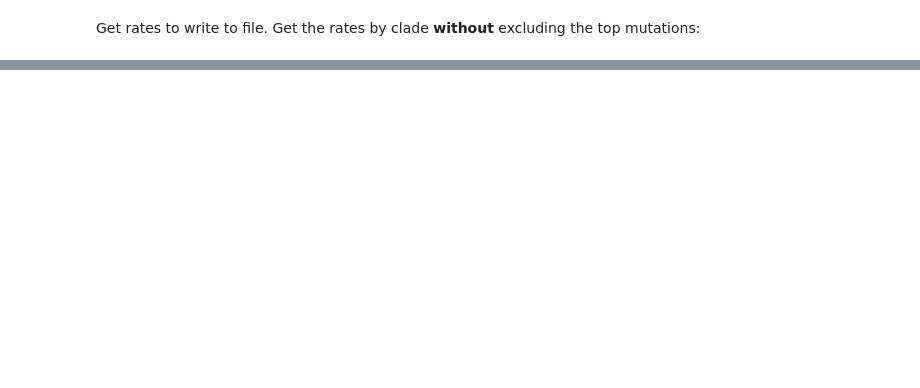
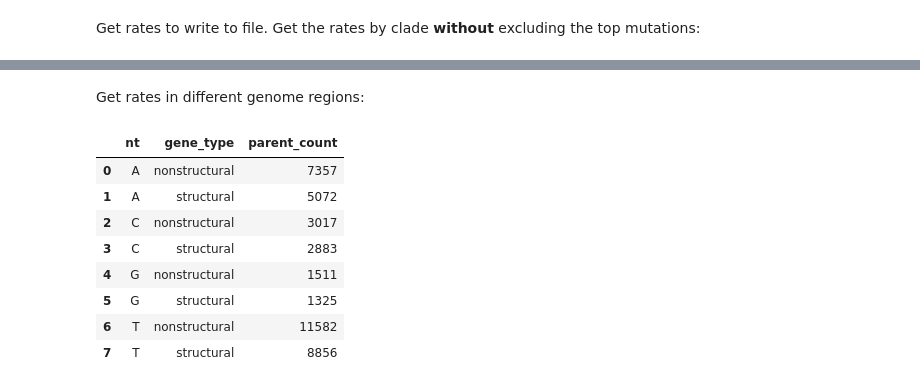
Before and after one commit to jbloomlab/SARS2-mut-fitness, a Jupyter notebook: notebooks/synonymous_mut_rates.ipynb, the cells around one changed output, grey strips where cells are left out. Cells and saved outputs as stored; diff of their text form; code cells hidden in the pictures; blank space fills up the shorter version.

```diff
--- a/notebooks/synonymous_mut_rates.ipynb
+++ b/notebooks/synonymous_mut_rates.ipynb
@@ -592,0 +622,25 @@ rates_by_clade
+# %% [markdown]
+Get rates in different genome regions:
+# %%
+gene_type_parent_counts = (
+    pd.read_csv(clade_founder_nts_csv)
+    .query("gene in ['ORF1ab', 'M', 'N', 'S', 'E']")
+    .assign(
+        gene_type=lambda x: x["gene"].map(lambda p: "nonstructural" if p == "ORF1ab" else "structural")
+    )
+    .query("four_fold_degenerate")
+    .groupby(["nt", "gene_type"], as_index=False)
+    .aggregate(parent_count=pd.NamedAgg("site", "count"))
+)
+
+gene_type_parent_counts
+# %% [output]
+|  | nt | gene_type | parent_count |
+| 0 | A | nonstructural | 7357 |
+| 1 | A | structural | 5072 |
+| 2 | C | nonstructural | 3017 |
+| 3 | C | structural | 2883 |
+| 4 | G | nonstructural | 1511 |
+| 5 | G | structural | 1325 |
+| 6 | T | nonstructural | 11582 |
+| 7 | T | structural | 8856 |
```
Also changed, not shown: parts of 8 cells of this notebook.
